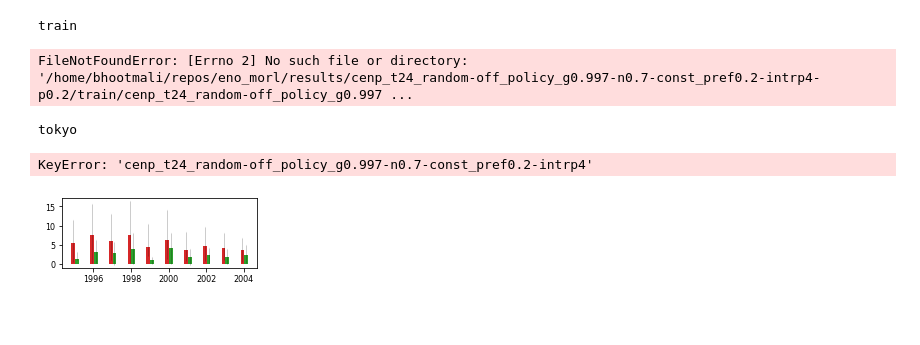
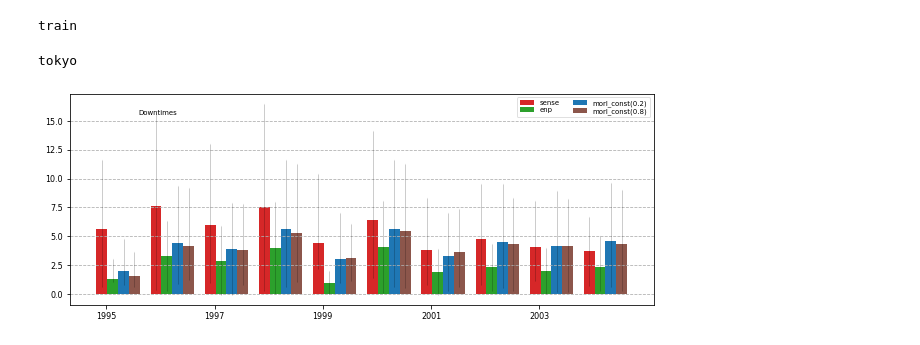
Before and after one commit to shaswot/eno_morl, a Jupyter notebook: base-morl_offpolicy-train-constprefv3_diff_gamma.ipynb, the cells around one changed output. Cells and saved outputs as stored; diff of their text form; code cells hidden in the pictures; blank space fills up the shorter version.

```diff
--- a/base-morl_offpolicy-train-constprefv3_diff_gamma.ipynb
+++ b/base-morl_offpolicy-train-constprefv3_diff_gamma.ipynb
@@ -35,8 +35,8 @@ experiment_list=[
     'csense_t24_random-base_g0.997-n0.7',
     'cenp_t24_random-base_g0.997-n0.7',
 
-    'cenp_t24_random-off_policy_g0.997-n0.7-const_pref0.2-intrp4-p0.2',
-    'cenp_t24_random-off_policy_g0.997-n0.7-const_pref0.8-intrp4-p0.8',
+    'cenp_t24_random-off_policy_g0.997-n0.7-const_pref0.2-intrp4',
+    'cenp_t24_random-off_policy_g0.997-n0.7-const_pref0.8-intrp4',
 
 ]
 
@@ -50,8 +50,6 @@ for experiment in experiment_list:
         exp_results_file = os.path.join(exp_results_folder, tag + '-'+ mode + '.npy') # experiment data file
         exp_result = np.load(exp_results_file,allow_pickle='TRUE').item()
         results[experiment][seed_no] = exp_result # load to dictionary
-# %% [output]
-FileNotFoundError: [Errno 2] No such file or directory: '/home/bhootmali/repos/eno_morl/results/cenp_t24_random-off_policy_g0.997-n0.7-const_pref0.2-intrp4-p0.2/train/cenp_t24_random-off_policy_g0.997 ...
 # %%
 # Get list of locations and years in the experimental data
 location_list   = list(results[experiment_list[0]][seed_list[0]].keys())
@@ -79,8 +77,7 @@ experiment_label = {'csense_t24_random-base_g0.997-n0.7':'sense',
                     'cenp_t24_random-off_policy_diff2g0.997-n0.7-random_pref-intrp4':'morl_dg2',
                     'cenp_t24_random-off_policy_diff3g0.99-n0.7-random_pref-intrp4':'morl_dg3',
 
-
-                    'cenp_t24_random-off_policy_g0.997-n0.7-const_pref0.1-intrp4':'morl_const(0.1)',
+                    'cenp_t24_random-off_policy_g0.997-n0.7-const_pref0.2-intrp4':'morl_const(0.2)',
                     'cenp_t24_random-off_policy_g0.997-n0.7-const_pref0.5-intrp4':'morl_const(0.5)',
                     'cenp_t24_random-off_policy_g0.997-n0.7-const_pref0.8-intrp4':'morl_const(0.8)',
 
@@ -108,7 +105,7 @@ experiment_color = {'csense_t24_random-base_g0.997-n0.7':'tab:red',
                     'cenp_t24_random-off_policy_diff3g0.99-n0.7-random_pref-intrp4':'tab:purple',
 
 
-                    'cenp_t24_random-off_policy_g0.997-n0.7-const_pref0.1-intrp4':'tab:blue',
+                    'cenp_t24_random-off_policy_g0.997-n0.7-const_pref0.2-intrp4':'tab:blue',
                     'cenp_t24_random-off_policy_g0.997-n0.7-const_pref0.5-intrp4':'tab:orange',
                     'cenp_t24_random-off_policy_g0.997-n0.7-const_pref0.8-intrp4':'tab:brown',
 
@@ -202,7 +199,7 @@ for experiment in experiment_list:
 single_column_figure_width = 3.487
 double_column_figure_width = 7
 
-fig_width = single_column_figure_width
+fig_width = single_column_figure_width *3
 fig_height = fig_width / 1.618 *0.6
 
 fig, axs = plt.subplots(nrows=1,
@@ -266,32 +263,31 @@ for experiment in experiment_list:
     width = 0.8/len(experiment_list)  # the width of the bars
     xroot = np.array(year_list) # label locations
     xoffset = -0.8/2 + experiment_list.index(experiment)
     downtimes_ax.bar(xroot+xoffset*width, avg_data,width, yerr = [qt1_data,qt3_data],
                      color=experiment_color[experiment],
                      label=experiment_label[experiment],
                      error_kw=dict(ecolor='black', lw=1, capsize=0.5, capthick=width*0.5, alpha=0.2))
 #     if experiment == experiment_list[0]:
 #         downtimes_ax.plot(2000,0.9,color="w", label=" ")
 
 downtimes_ax.set_xticks(year_list[::2])
 downtimes_ax.set_xticklabels(year_list[::2], rotation=0)
 
 downtimes_ax.text(0.15,0.9, 'Downtimes',
                  size='x-small', ha="center",
                  transform=downtimes_ax.transAxes)
 # downtimes_ax.set_title('downtimes')
 # downtimes_ax.set_ylabel('downtimes')
 downtimes_ax.legend(
 #                 loc="lower left",
                    ncol=2,
                     fontsize='x-small',
 #                    bbox_to_anchor=(0.27,0.5,1.04,1),
 #                         mode="expand",
                        labelspacing=0.1,
                     framealpha=0.60)
 downtimes_ax.grid(which='major', axis='y', linestyle='--')
 fig.savefig('./figures/base-morl_offpolicy_const-train.png', dpi=300, bbox_inches='tight', transparent=True)
 # %% [output]
 tokyo
-KeyError: 'cenp_t24_random-off_policy_g0.997-n0.7-const_pref0.2-intrp4'
-[figure, old version]
+[figure, new version]
```
Also changed, not shown: 11 other files.
